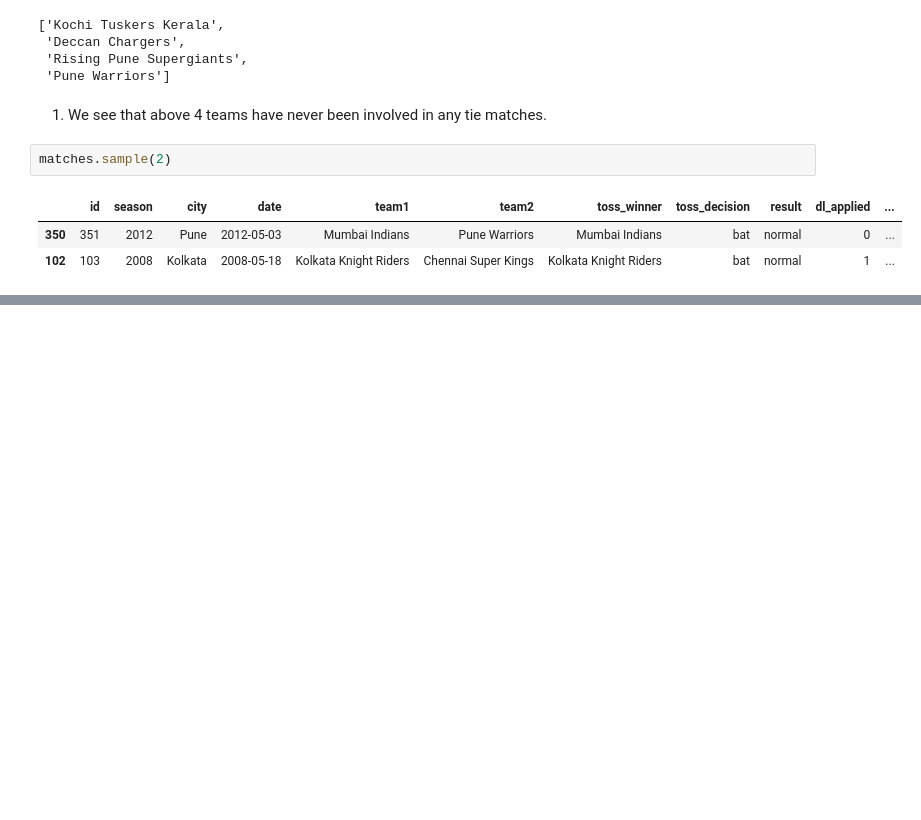
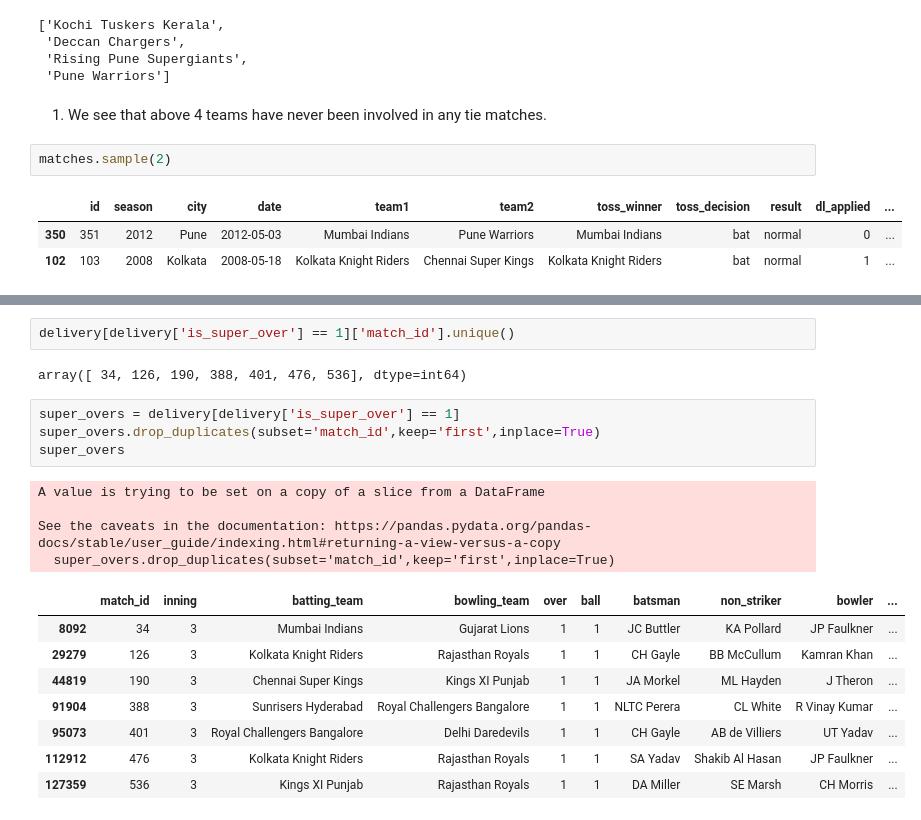
Before and after one commit to sumitpriye/Exploratory_Data_Analysis, a Jupyter notebook: IPL/IPL EDA.ipynb, the cells around one changed output, grey strips where cells are left out. Drawn from its saved outputs; the diff is of its cells as text; blank space fills up the shorter version.

```diff
--- a/IPL/IPL EDA.ipynb
+++ b/IPL/IPL EDA.ipynb
@@ -1073,0 +1080,21 @@ plt.tick_params(axis='y', labelcolor='black')
+# %%
+delivery[delivery['is_super_over'] == 1]['match_id'].unique()
+# %% [output]
+array([ 34, 126, 190, 388, 401, 476, 536], dtype=int64)
+# %%
+super_overs = delivery[delivery['is_super_over'] == 1]
+super_overs.drop_duplicates(subset='match_id',keep='first',inplace=True)
+super_overs
+# %% [output]
+A value is trying to be set on a copy of a slice from a DataFrame
+
+See the caveats in the documentation: https://pandas.pydata.org/pandas-docs/stable/user_guide/indexing.html#returning-a-view-versus-a-copy
+  super_overs.drop_duplicates(subset='match_id',keep='first',inplace=True)
+|  | match_id | inning | batting_team | bowling_team | over | ball | batsman | non_striker | bowler | ... |
+| 8092 | 34 | 3 | Mumbai Indians | Gujarat Lions | 1 | 1 | JC Buttler | KA Pollard | JP Faulkner | ... |
+| 29279 | 126 | 3 | Kolkata Knight Riders | Rajasthan Royals | 1 | 1 | CH Gayle | BB McCullum | Kamran Khan | ... |
+| 44819 | 190 | 3 | Chennai Super Kings | Kings XI Punjab | 1 | 1 | JA Morkel | ML Hayden | J Theron | ... |
+| 91904 | 388 | 3 | Sunrisers Hyderabad | Royal Challengers Bangalore | 1 | 1 | NLTC Perera | CL White | R Vinay Kumar | ... |
+| 95073 | 401 | 3 | Royal Challengers Bangalore | Delhi Daredevils | 1 | 1 | CH Gayle | AB de Villiers | UT Yadav | ... |
+| 112912 | 476 | 3 | Kolkata Knight Riders | Rajasthan Royals | 1 | 1 | SA Yadav | Shakib Al Hasan | JP Faulkner | ... |
+| 127359 | 536 | 3 | Kings XI Punjab | Rajasthan Royals | 1 | 1 | DA Miller | SE Marsh | CH Morris | ... |
```
Also changed, not shown: parts of 125 cells of this notebook.
